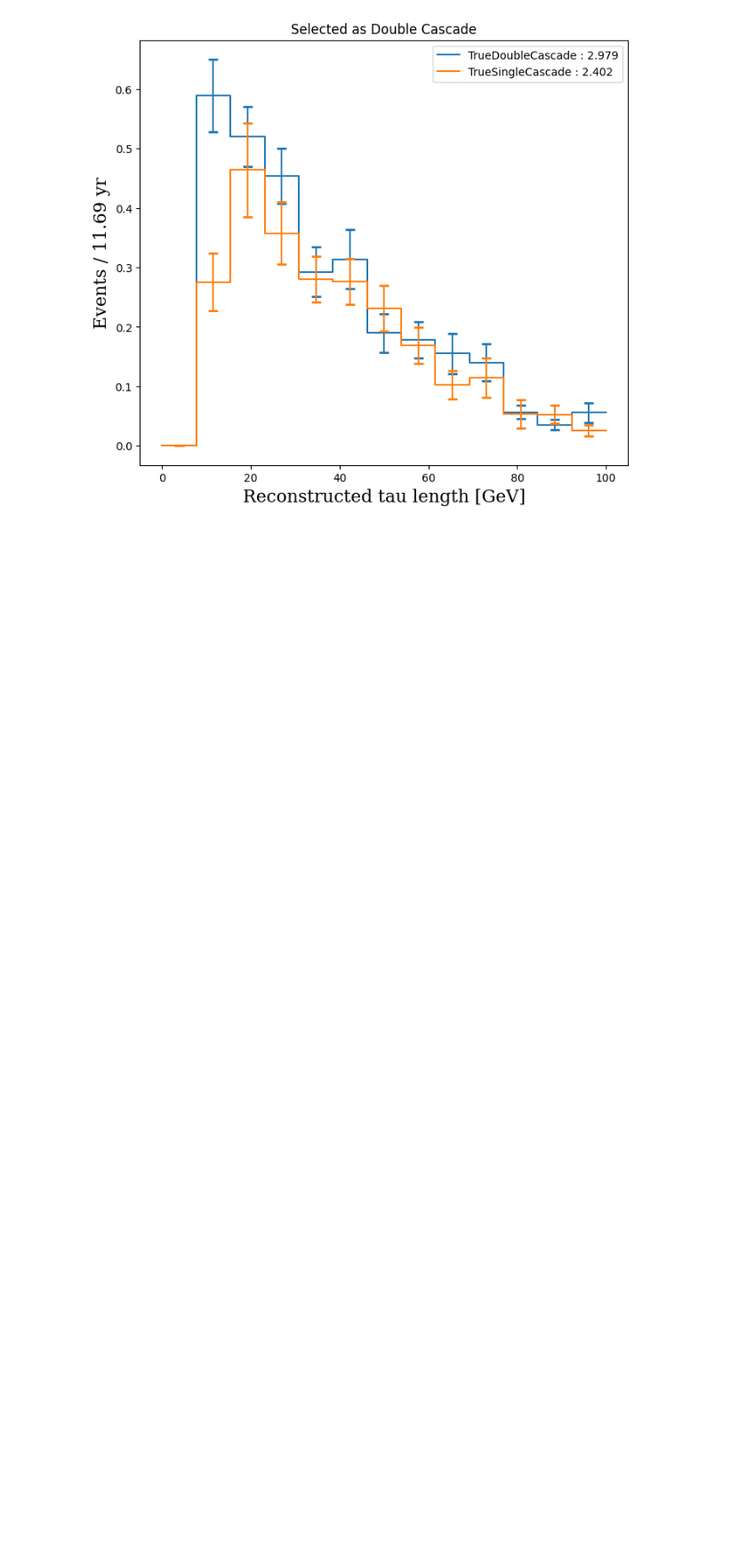
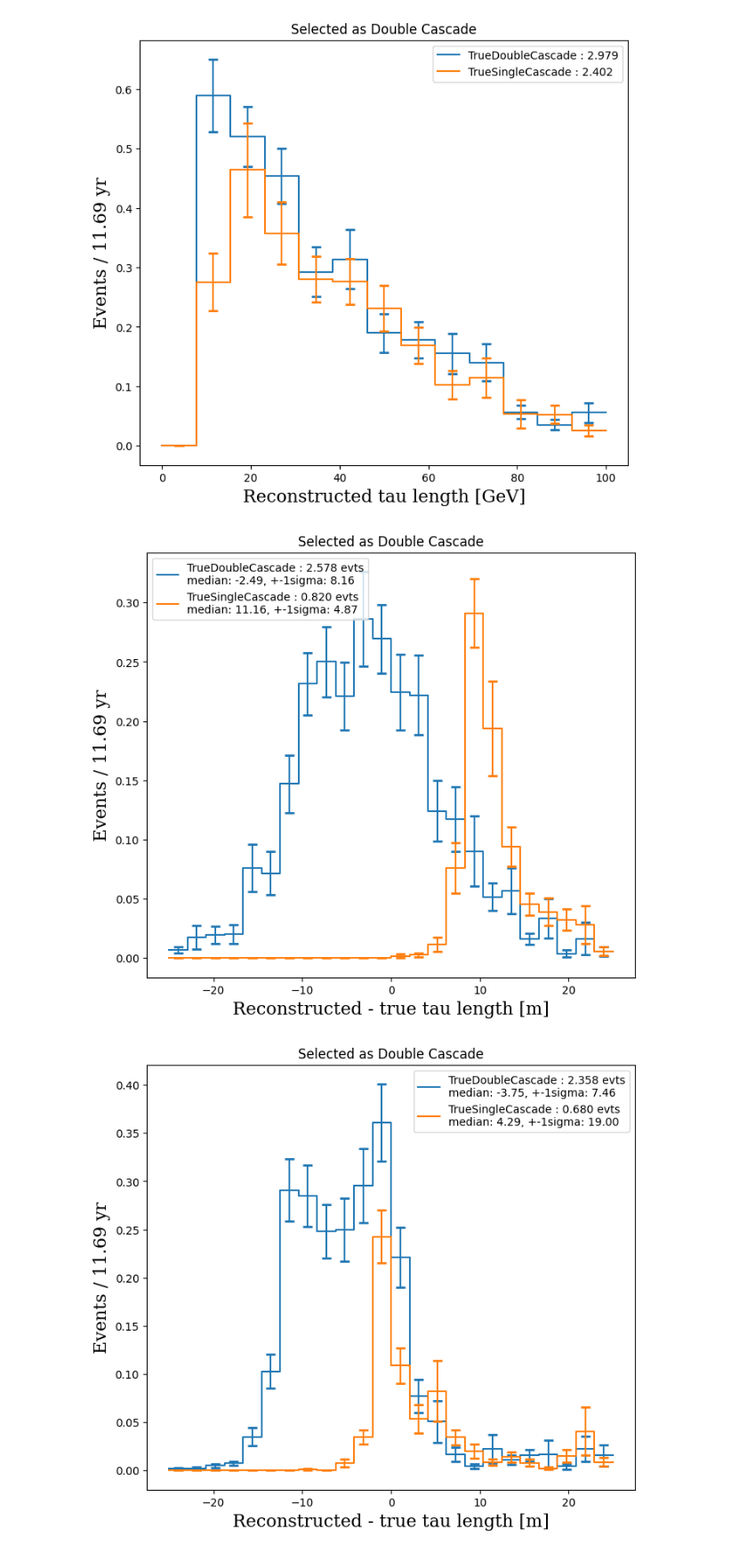
Before and after one commit to tjuanve/evtgen, a Jupyter notebook: performance/RecoLength-TrueLength.ipynb, the cells around one changed output. Shown at 89% size. Cells and saved outputs as stored; diff of their text form; code cells hidden in the pictures; blank space fills up the shorter version.

```diff
--- a/performance/RecoLength-TrueLength.ipynb
+++ b/performance/RecoLength-TrueLength.ipynb
@@ -240,3 +240,41 @@ for variable in ["RecoL", "RecoL_evtgen"]:
 # %% [output]
 [figure]
 [figure]
+# %%
+# length resolution
+bins = np.linspace(-25,25,25)
+livetime_yr = 11.687
+livetime_s  = livetime_yr * 365.25 * 24 * 3600 # 11.687 year
+
+
+    # plotting_path = f"{main_plotting_path}/{variable}"
+    # os.system(f"mkdir -p {plotting_path}")
+
+for variable in ["RecoL", "RecoL_evtgen"]:
+
+    fig, ax = plt.subplots(1, 1,figsize =(8,7))
+
+    for selection_name in ["DoubleCascade_TrueDoubleCascade", "DoubleCascade_TrueSingleCascade"]:
+
+        selection = selections[selection_name]
+        selection_name = selection_name.split("_")[1]
+
+        y = np.abs(files['NuAll']['variables'][variable][ selection ]) - files['NuAll']['variables']['TrueL'][ selection ]
+        w = files['NuAll']['variables']['Weights_Astro'][selection]
+
+        hist,hist_err = make_hist_error(samples=y, bins=bins,weights=w*368813893.34)
+
+        quantiles = weighted_quantile( values=y, quantiles=[0.16,0.5,0.84], sample_weight=w)
+
+        label = f"{selection_name} : {sum(hist):.3f} evts\nmedian: {quantiles[1]:.2f}, +-1sigma: {(quantiles[2]-quantiles[0])/2:.2f}"
+
+        plot_hist_errorbar(ax=ax,hist=hist,bins=bins,yerror=hist_err,label=label)
+
+    ax.legend()
+    ax.set_ylabel(f"Events / {livetime_yr:.2f} yr",fontdict=font_axis_label)
+    ax.set_xlabel("Reconstructed - true tau length [m]",fontdict=font_axis_label)
+    ax.set_title("Selected as Double Cascade")
+    # plt.savefig(f"{plotting_path}/{variable}_selection-EvtGen.pdf")
+# %% [output]
+[figure, added]
+[figure, added]
```
Also changed, not shown: 53 other files.
